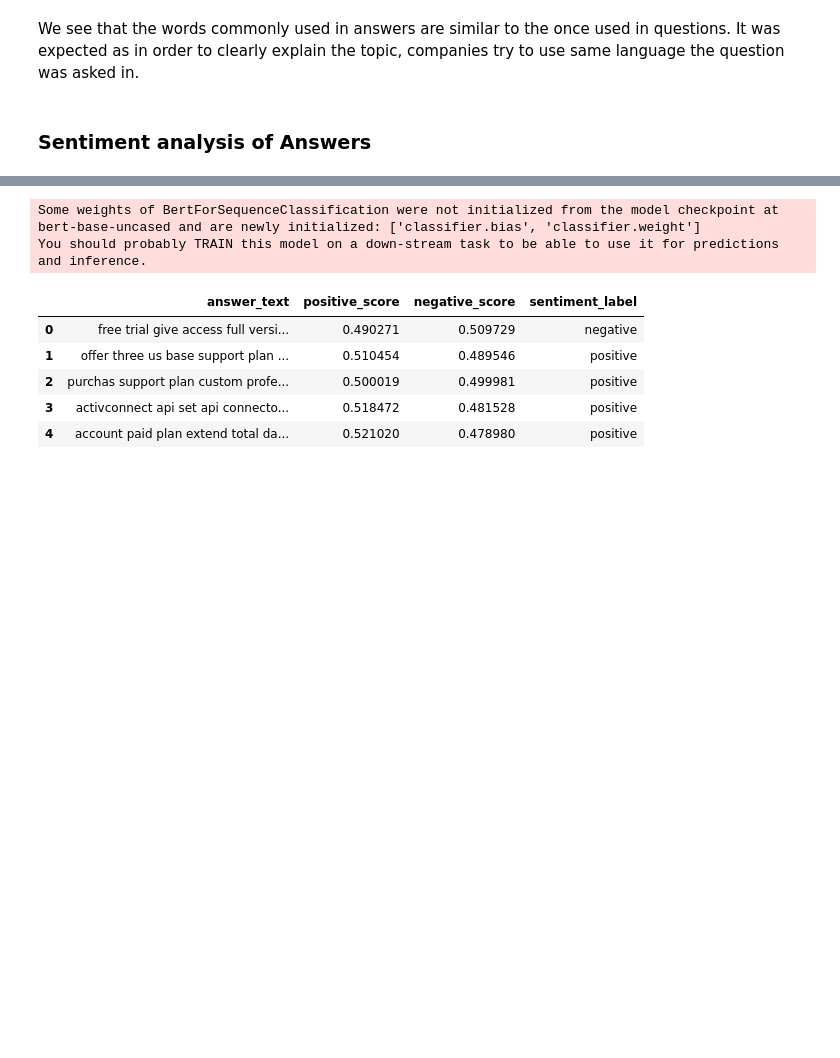
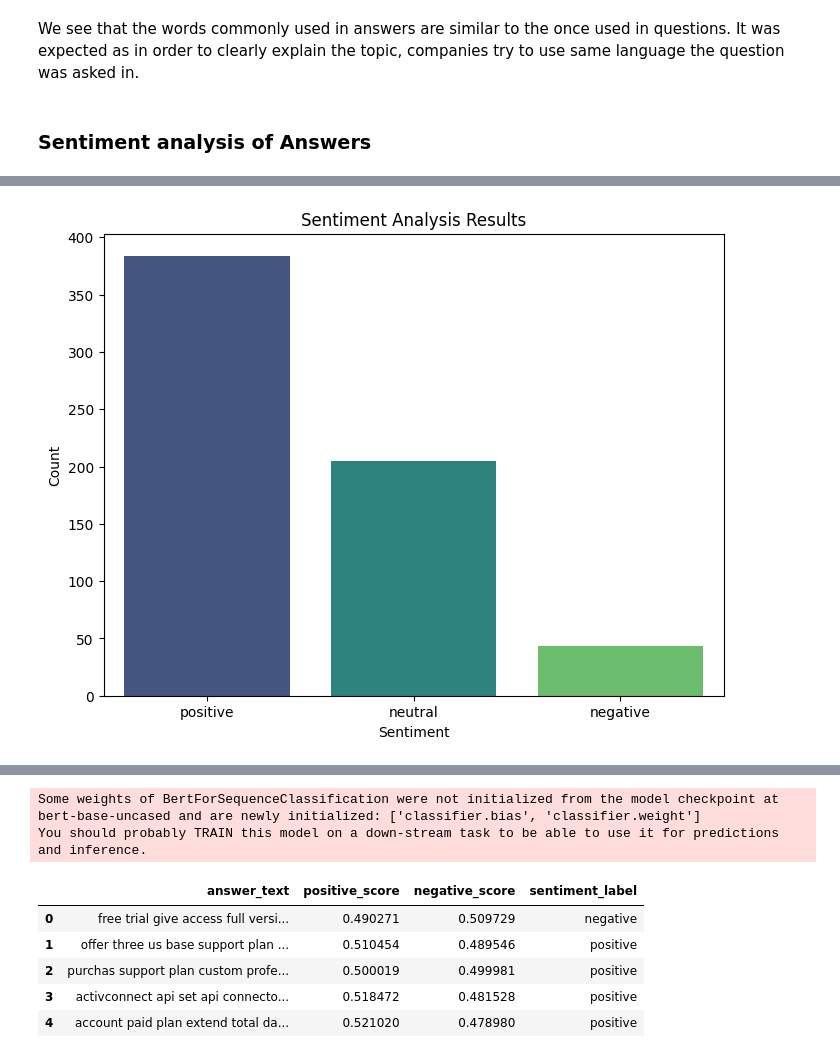
Before and after one commit to kasztelmacko/text_analysis, a Jupyter notebook: notebook.ipynb, the cells around one changed output, grey strips where cells are left out. Drawn from its saved outputs; the diff is of its cells as text; code cells hidden in the pictures; blank space fills up the shorter version.

Commit message:
added VADER sentiment

```diff
--- a/notebook.ipynb
+++ b/notebook.ipynb
@@ -307,0 +320,10 @@ We see that the words commonly used in answers are similar to the once used in q
+# %%
+analyzer = SentimentIntensityAnalyzer()
+# %%
+def vader_sentiment(text):
+    sentiment_scores = analyzer.polarity_scores(text)
+    return sentiment_scores
+
+data['vader_sentiment'] = data['answer_text'].apply(vader_sentiment)
+data['vader_compound_score'] = data['vader_sentiment'].apply(lambda x: x['compound'])
+data['vader_sentiment_label'] = data['vader_compound_score'].apply(lambda x: 'positive' if x >= 0.05 else 'negative' if x <= -0.05 else 'neutral')
@@ -307,0 +339,11 @@ We see that the words commonly used in answers are similar to the once used in q
+# %%
+sentiment_counts = data['vader_sentiment_label'].value_counts()
+
+plt.figure(figsize=(8, 6))
+sns.barplot(x=sentiment_counts.index, y=sentiment_counts.values, palette='viridis')
+plt.xlabel('Sentiment')
+plt.ylabel('Count')
+plt.title('Sentiment Analysis Results')
+plt.show()
+# %% [output]
+[figure, added]
```
Also changed, not shown: parts of 10 cells of this notebook.
